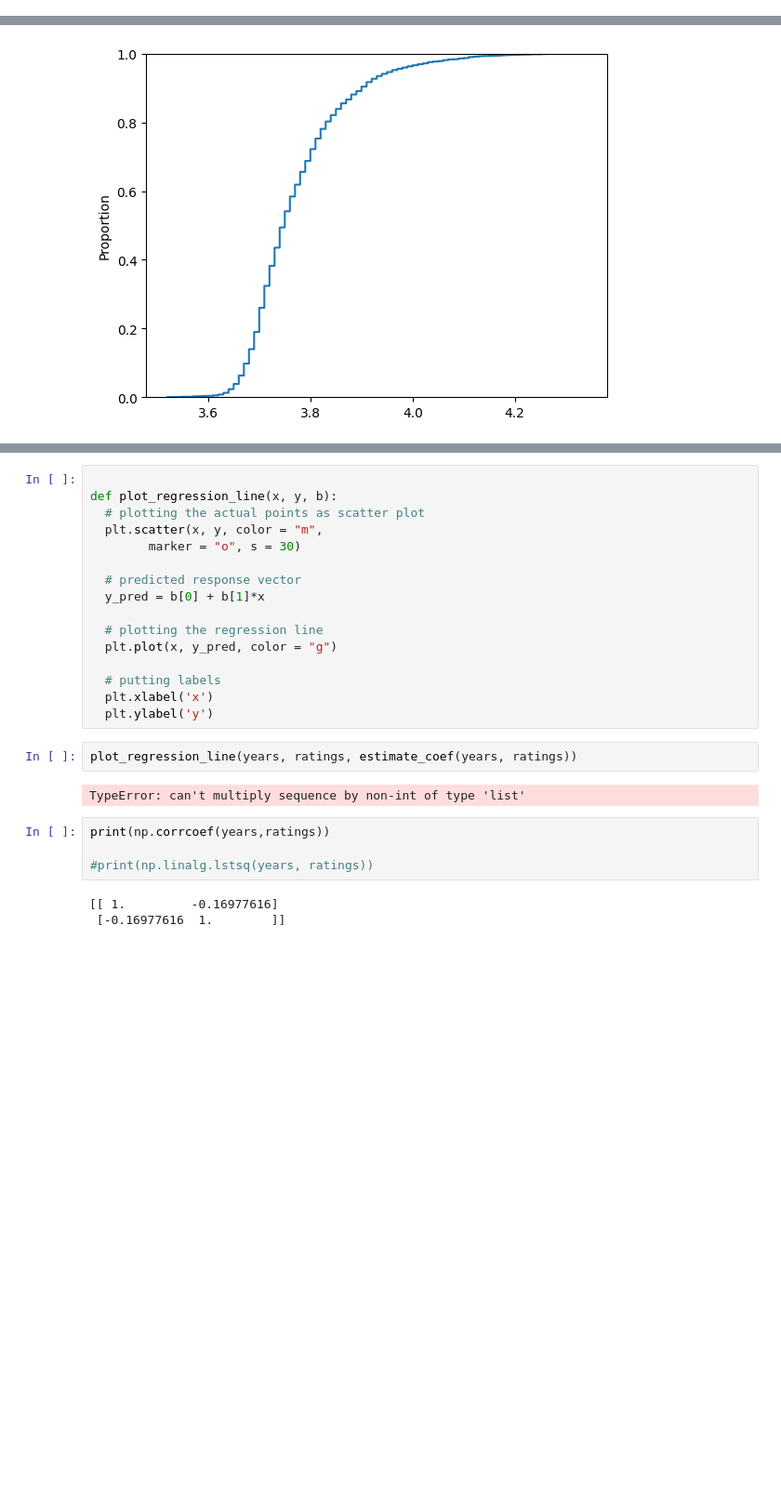
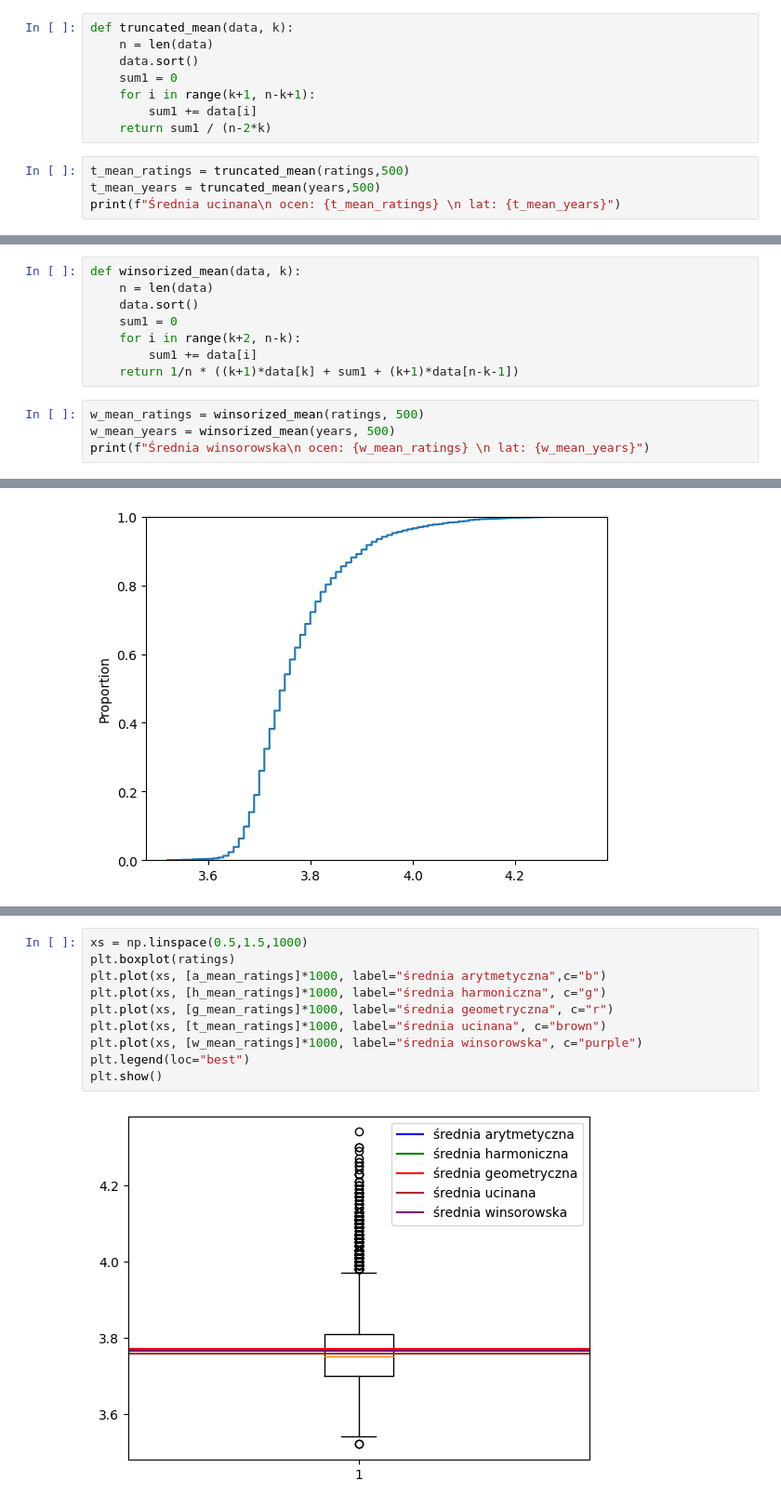
Before and after one commit to rafglo/Statystyka-stosowana, a Jupyter notebook: music_data_analysis.ipynb, the cells around one changed output, grey strips where cells are left out. Shown at 93% size. Saved outputs shown, nothing was run; the diff lists cells and outputs as text; blank space fills up the shorter version.

```diff
--- a/music_data_analysis.ipynb
+++ b/music_data_analysis.ipynb
@@ -17,0 +52,12 @@ print(ratings_mean, years_mean)
+# %%
+def truncated_mean(data, k):
+    n = len(data)
+    data.sort()
+    sum1 = 0
+    for i in range(k+1, n-k+1):
+        sum1 += data[i]
+    return sum1 / (n-2*k)
+# %%
+t_mean_ratings = truncated_mean(ratings,500)
+t_mean_years = truncated_mean(years,500)
+print(f"Średnia ucinana\n ocen: {t_mean_ratings} \n lat: {t_mean_years}")
@@ -17,0 +68,12 @@ print(ratings_mean, years_mean)
+# %%
+def winsorized_mean(data, k):
+    n = len(data)
+    data.sort()
+    sum1 = 0
+    for i in range(k+2, n-k):
+        sum1 += data[i]
+    return 1/n * ((k+1)*data[k] + sum1 + (k+1)*data[n-k-1])
+# %%
+w_mean_ratings = winsorized_mean(ratings, 500)
+w_mean_years = winsorized_mean(years, 500)
+print(f"Średnia winsorowska\n ocen: {w_mean_ratings} \n lat: {w_mean_years}")
@@ -78,27 +106,12 @@ def estimate_coef(x, y):
-# %%
-
-def plot_regression_line(x, y, b):
-  # plotting the actual points as scatter plot
-  plt.scatter(x, y, color = "m",
-        marker = "o", s = 30)
-
-  # predicted response vector
-  y_pred = b[0] + b[1]*x
-
-  # plotting the regression line
-  plt.plot(x, y_pred, color = "g")
-
-  # putting labels
-  plt.xlabel('x')
-  plt.ylabel('y')
-# %%
-plot_regression_line(years, ratings, estimate_coef(years, ratings))
-# %% [output]
-TypeError: can't multiply sequence by non-int of type 'list'
-# %%
-print(np.corrcoef(years,ratings))
-
-#print(np.linalg.lstsq(years, ratings))
-# %% [output]
-[[ 1.         -0.16977616]
- [-0.16977616  1.        ]]
+# %%
+xs = np.linspace(0.5,1.5,1000)
+plt.boxplot(ratings)
+plt.plot(xs, [a_mean_ratings]*1000, label="średnia arytmetyczna",c="b")
+plt.plot(xs, [h_mean_ratings]*1000, label="średnia harmoniczna", c="g")
+plt.plot(xs, [g_mean_ratings]*1000, label="średnia geometryczna", c="r")
+plt.plot(xs, [t_mean_ratings]*1000, label="średnia ucinana", c="brown")
+plt.plot(xs, [w_mean_ratings]*1000, label="średnia winsorowska", c="purple")
+plt.legend(loc="best")
+plt.show()
+# %% [output]
+[figure, added]
```
Also changed, not shown: parts of 19 cells of this notebook, 1 other file.
